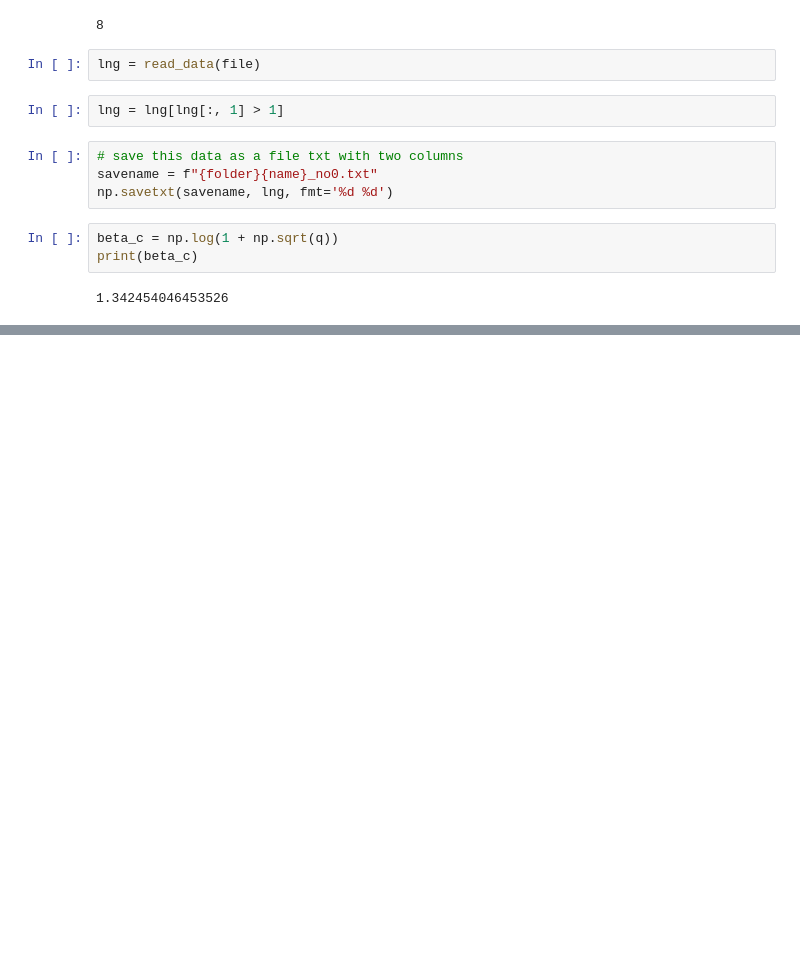
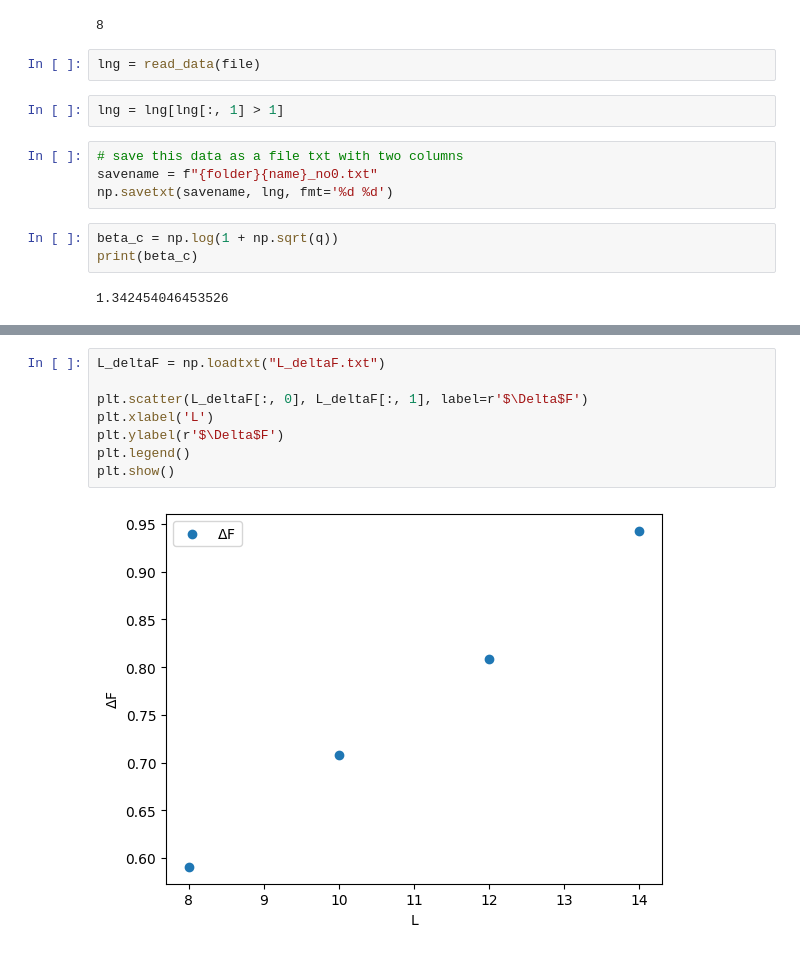
Before and after one commit to joaopedrobiu6/WangLandau_LeeKosterlitz, a Jupyter notebook: WangLandau/DataAnalysis.ipynb, the cells around one changed output, grey strips where cells are left out. Drawn from its saved outputs; the diff is of its cells as text; blank space fills up the shorter version.

```diff
--- a/WangLandau/DataAnalysis.ipynb
+++ b/WangLandau/DataAnalysis.ipynb
@@ -149,0 +201,10 @@ plt.show()
+# %%
+L_deltaF = np.loadtxt("L_deltaF.txt")
+
+plt.scatter(L_deltaF[:, 0], L_deltaF[:, 1], label=r'$\Delta$F')
+plt.xlabel('L')
+plt.ylabel(r'$\Delta$F')
+plt.legend()
+plt.show()
+# %% [output]
+[figure, added]
```
Also changed, not shown: parts of 14 cells of this notebook, 10 other files.
